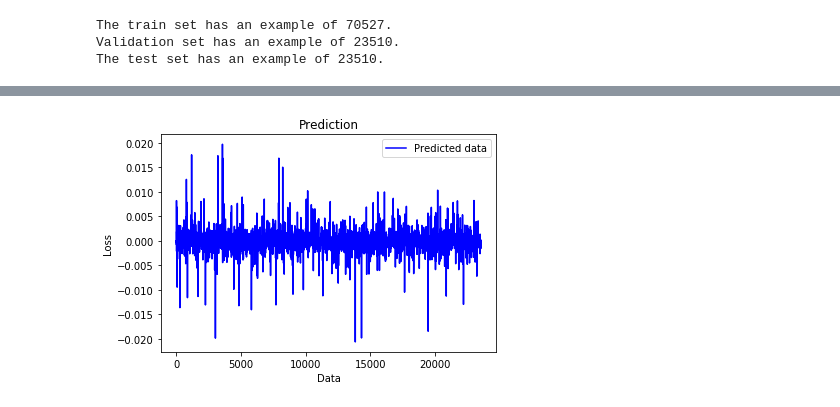
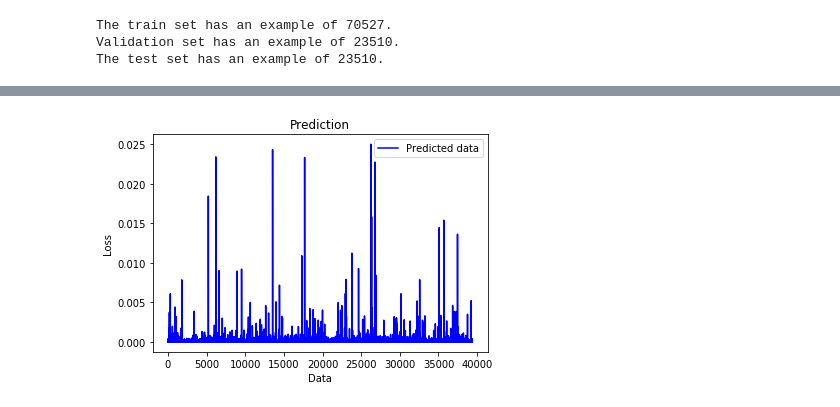
Before and after one commit to andre3racks/car-value-prediction, a Jupyter notebook: models/NeuralNetwork/NeuralNetwork.ipynb, the cells around one changed output, grey strips where cells are left out. Drawn from its saved outputs; the diff is of its cells as text; code cells hidden in the pictures.

```diff
--- a/models/NeuralNetwork/NeuralNetwork.ipynb
+++ b/models/NeuralNetwork/NeuralNetwork.ipynb
@@ -202,9 +421,9 @@ plt.show()
 # %%
-plt.plot(price_predictionFull, color = 'blue', label = 'Predicted data')
+plt.plot(abs(price_predictionAuto), color = 'blue', label = 'Predicted data')
 plt.ylabel('Loss')
 plt.xlabel('Data')
 plt.title('Prediction')
 plt.legend()
 plt.show()
 # %% [output]
-[figure, old version]
+[figure, new version]
```
Also changed, not shown: parts of 29 cells of this notebook, 1 other file.
